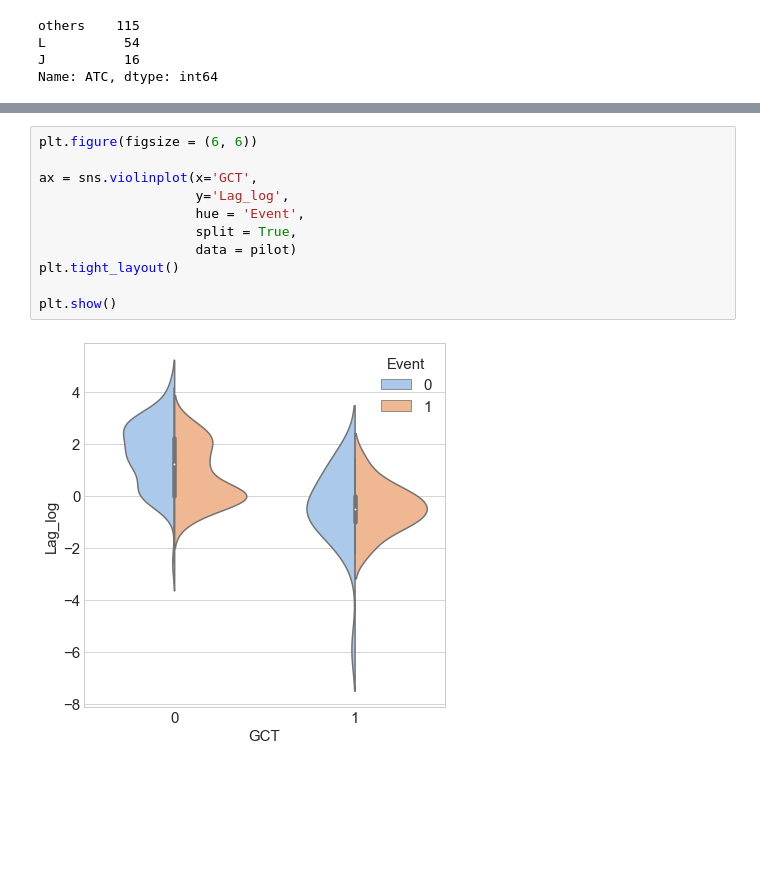
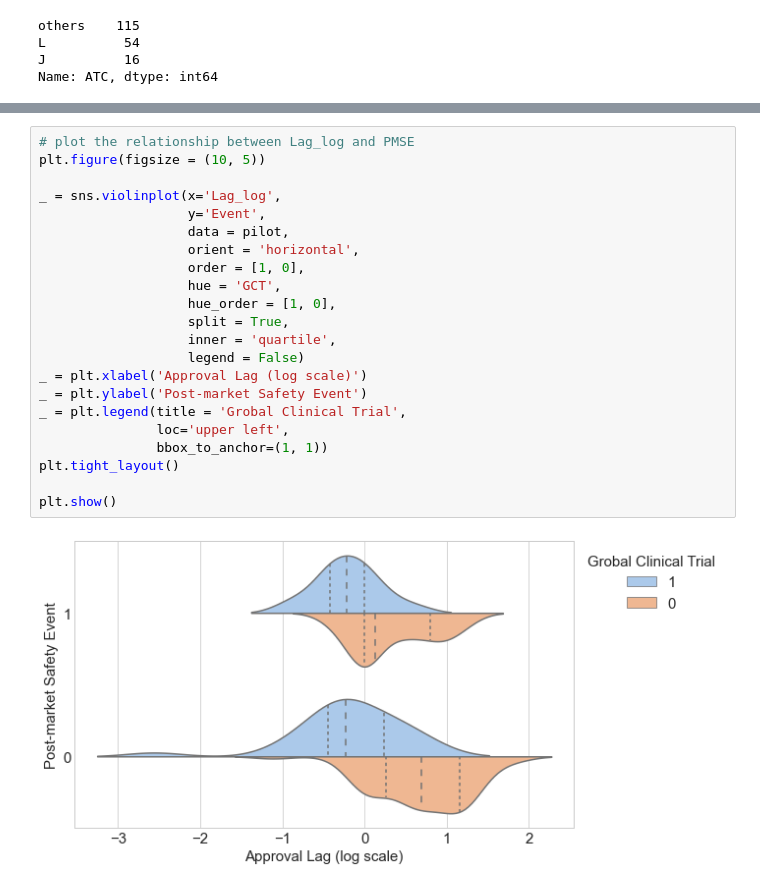
Before and after one commit to Chocolat0517K/Pharmaceutical_Data_Analysis, a Jupyter notebook: pilot_study.ipynb, the cells around one changed output, grey strips where cells are left out. Cells and saved outputs as stored; diff of their text form; blank space fills up the shorter version.

```diff
--- a/pilot_study.ipynb
+++ b/pilot_study.ipynb
@@ -139,13 +133,24 @@ plt.show()
-# %%
-plt.figure(figsize = (6, 6))
-
-ax = sns.violinplot(x='GCT',
-                    y='Lag_log',
-                    hue = 'Event',
-                    split = True,
-                    data = pilot)
-plt.tight_layout()
-
-plt.show()
-# %% [output]
-[figure, removed]
+# %%
+# plot the relationship between Lag_log and PMSE
+plt.figure(figsize = (10, 5))
+
+_ = sns.violinplot(x='Lag_log',
+                   y='Event',
+                   data = pilot,
+                   orient = 'horizontal',
+                   order = [1, 0],
+                   hue = 'GCT',
+                   hue_order = [1, 0],
+                   split = True,
+                   inner = 'quartile',
+                   legend = False)
+_ = plt.xlabel('Approval Lag (log scale)')
+_ = plt.ylabel('Post-market Safety Event')
+_ = plt.legend(title = 'Grobal Clinical Trial',
+               loc='upper left',
+               bbox_to_anchor=(1, 1))
+plt.tight_layout()
+
+plt.show()
+# %% [output]
+[figure, added]
```
Also changed, not shown: parts of 27 cells of this notebook.
